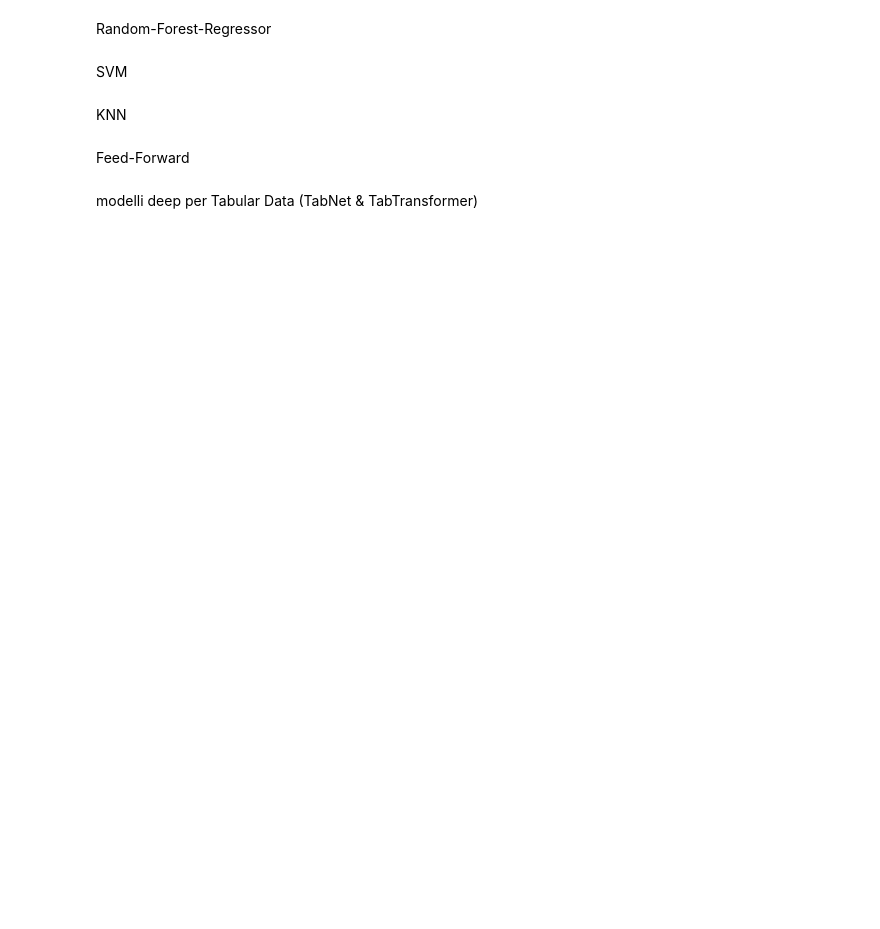
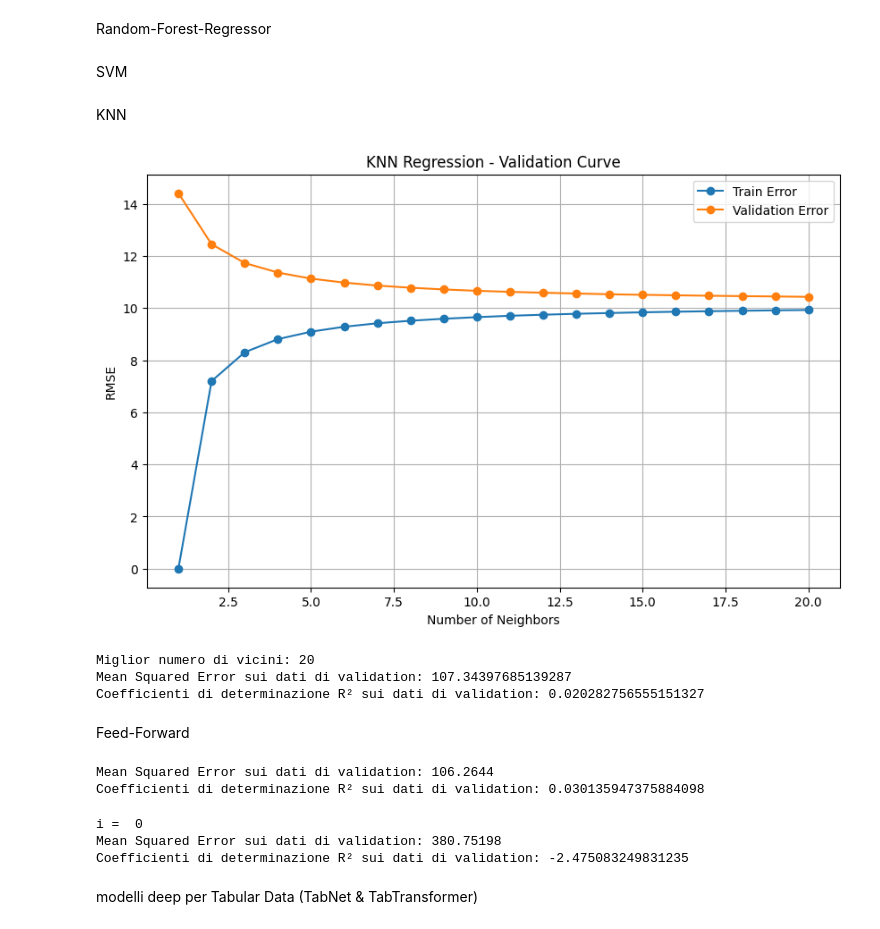
Before and after one commit to Lambe5/ProgettoDataAnalytics, a Jupyter notebook: Train_Module.ipynb, the cells around one changed output. Drawn from its saved outputs; the diff is of its cells as text; code cells hidden in the pictures; blank space fills up the shorter version.

Commit message:
feed-farward

```diff
--- a/Train_Module.ipynb
+++ b/Train_Module.ipynb
@@ -381,7 +388,7 @@ def knn(num_neig, X_train, y_train, X_test, y_test):
 # %%
 X_train, X_val, y_train, y_val, X_test, y_test = my_train_validation_test()
 X_train_scaled, X_test_scaled, X_val_scaled = standardization(X_val)
-principals_components_train, principals_components_test, principals_components_val = f_pca(5, X_val_scaled)
+principals_components_train, principals_components_test, principals_components_val, pca = f_pca(54, X_val_scaled)
 # %%
 def knn_cv(X_train, y_train, X_val, y_val):
     # Definisci il range di iperparametri per il numero di vicini
@@ -423,6 +430,11 @@ def knn_cv(X_train, y_train, X_val, y_val):
     print("Mean Squared Error sui dati di validation:", mse_val)
     print("Coefficienti di determinazione R² sui dati di validation:", r_squared_val)
 # %%
-# knn_cv(principals_components_train, y_train, principals_components_val, y_val)
+knn_cv(principals_components_train, y_train, principals_components_val, y_val)
+# %% [output]
+[figure, added]
+Miglior numero di vicini: 20
+Mean Squared Error sui dati di validation: 107.34397685139287
+Coefficienti di determinazione R² sui dati di validation: 0.020282756555151327
 # %% [markdown]
 Feed-Forward
@@ -428,0 +495,27 @@ Feed-Forward
+# %%
+# Preparazione dei dati
+train_dataset, val_dataset = prepare_data(principals_components_train, y_train, principals_components_val, y_val)
+train_loader = torch.utils.data.DataLoader(train_dataset, batch_size=64, shuffle=True)
+val_loader = torch.utils.data.DataLoader(val_dataset, batch_size=64, shuffle=False)
+
+# Definizione del modello
+input_size = principals_components_train.shape[1]
+hidden_size = 200
+num_classes = 1
+model = FeedForward(input_size, hidden_size, num_classes)
+
+# Definizione della loss e dell'ottimizzatore
+criterion = nn.MSELoss()
+optimizer = optim.Adam(model.parameters(), lr=0.001)
+
+# Addestramento del modello
+num_epochs = 10
+train_model(model, train_loader, criterion, optimizer, num_epochs)
+
+# Valutazione del modello
+mse, r2 = evaluate_model(model, val_loader)
+print("Mean Squared Error sui dati di validation:", mse)
+print("Coefficienti di determinazione R² sui dati di validation:", r2)
+# %% [output]
+Mean Squared Error sui dati di validation: 106.2644
+Coefficienti di determinazione R² sui dati di validation: 0.030135947375884098
@@ -429,3 +553,32 @@ Feed-Forward
+# %%
+# Preparazione dei dati
+train_dataset, val_dataset = prepare_data(principals_components_train, y_train, principals_components_val, y_val)
+train_loader = torch.utils.data.DataLoader(train_dataset, batch_size=64, shuffle=True)
+val_loader = torch.utils.data.DataLoader(val_dataset, batch_size=64, shuffle=False)
+
+# Definizione del modello
+input_size = principals_components_train.shape[1]
+hidden_size = 300
+num_classes = 1
+depth = 1
+model = FeedForwardPlus(input_size, hidden_size, num_classes, depth)
+
+# Definizione della loss e dell'ottimizzatore
+criterion = nn.MSELoss()
+optimizer = optim.Adam(model.parameters(), lr=0.001)
+
+# Addestramento del modello
+num_epochs = 10
+train_model(model, train_loader, criterion, optimizer, num_epochs)
+
+# Valutazione del modello
+mse, r2 = evaluate_model(model, val_loader)
+print("Mean Squared Error sui dati di validation:", mse)
+print("Coefficienti di determinazione R² sui dati di validation:", r2)
+# %% [output]
+i =  0
+Mean Squared Error sui dati di validation: 380.75198
+Coefficienti di determinazione R² sui dati di validation: -2.475083249831235
 # %% [markdown]
 modelli deep per Tabular Data (TabNet &
 TabTransformer)
```
Also changed, not shown: parts of 4 cells of this notebook.
